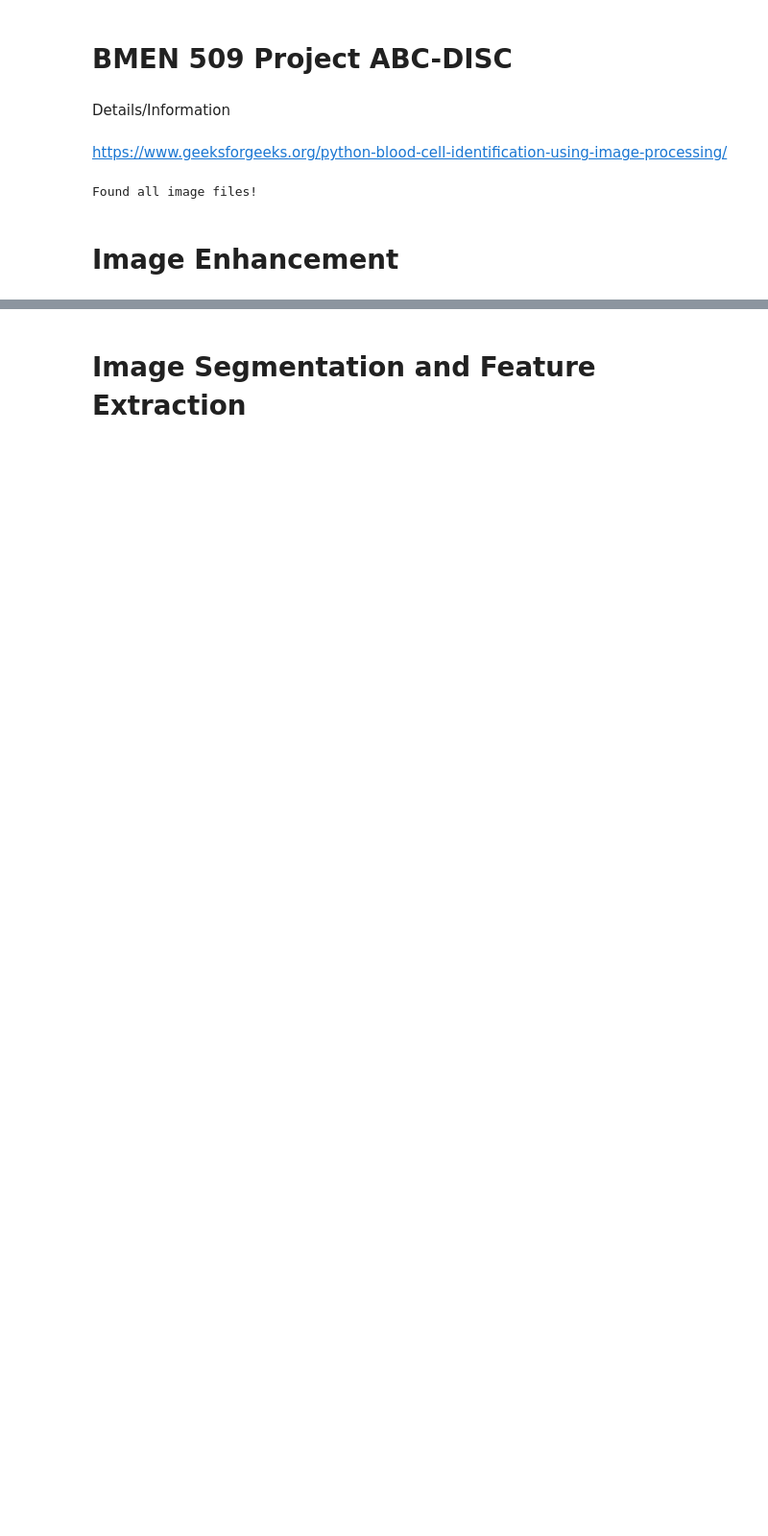
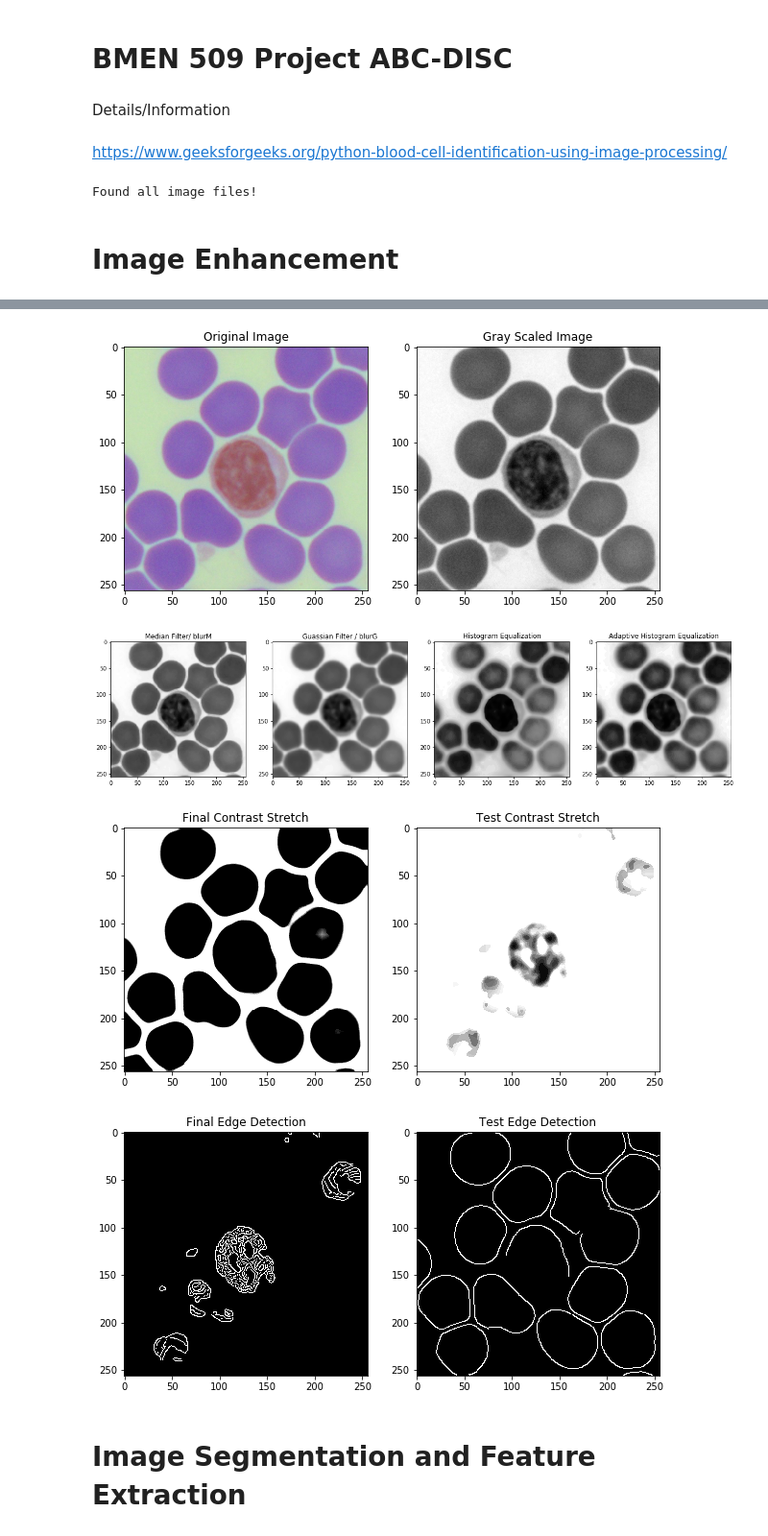
Before and after one commit to PrincessGrouchy/BMEN-509_ABC-DISC, a Jupyter notebook: ABC-DISC.ipynb, the cells around one changed output, grey strips where cells are left out. Shown at 96% size. Drawn from its saved outputs; the diff is of its cells as text; code cells hidden in the pictures; blank space fills up the shorter version.

```diff
--- a/ABC-DISC.ipynb
+++ b/ABC-DISC.ipynb
@@ -127,7 +92,6 @@ pixelVal_vec = np.vectorize(pixelVal)
 #Convert to grayscale image
 gray = cv2.cvtColor(image, cv2.COLOR_BGR2GRAY)
 #cv2.imwrite('gray.png', gray)
-
 
 #Plot the histogram of the image with 256 bins
 plt.hist(gray.ravel(), bins=256); plt.xlabel('Intensity'); plt.ylabel('Count')
@@ -154,13 +118,11 @@ claheNorm = clahe.apply(histoNorm)
 #Constrast stretching function has already been defined and vectorized
 
 #Apply contrast stretching
-# contrast_stretched = pixelVal_vec(claheNorm, r1, s1, r2, s2)
-# cv2.imwrite('cell.png', contrast_stretched)
-contrast_stretched = pixelVal_vec(claheNorm, 120, 0, 250, 255)
-cv2.imwrite('cell.png', contrast_stretched)
-contrast_stretched1 = pixelVal_vec(claheNorm, 120, 0, 140, 255)
-cv2.imwrite('cell1.png', contrast_stretched1)
-contrast_stretched2 = pixelVal_vec(claheNorm, 200, 0, 250, 255)
-cv2.imwrite('cell2.png', contrast_stretched2)
+contrast_stretched = pixelVal_vec(claheNorm, 120, 0, 140, 255)
+contrast_stretched_Test = pixelVal_vec(claheNorm, 0, 0, 25, 255)
+
+#Canny Edge Detection
+edge = cv2.Canny( np.uint8(contrast_stretched_Test*255) ,100,200)
+edge_Test = cv2.Canny( blurM ,100,200)
 # %% [output]
 [figure]
@@ -168,3 +129,31 @@ True
+# %%
+#PLOTTING
+
+plt.subplots(1, 2, figsize=(10, 10))
+plt.subplot(121); plt.imshow(image); plt.title('Original Image')
+plt.subplot(122); plt.imshow(gray,cmap='gray'); plt.title('Gray Scaled Image')
+plt.show()
+plt.subplots(1,4,figsize=(20,20))
+plt.subplot(141); plt.imshow(blurM,cmap='gray'); plt.title('Median Filter/ blurM')
+plt.subplot(142); plt.imshow(blurG,cmap='gray'); plt.title('Guassian Filter / blurG')
+plt.subplot(143); plt.imshow(histoNorm,cmap='gray'); plt.title('Histogram Equalization')
+plt.subplot(144); plt.imshow(claheNorm,cmap='gray'); plt.title('Adaptive Histogram Equalization')
+plt.show()
+
+plt.subplots(1,2, figsize=(10,10))
+plt.subplot(121); plt.imshow(contrast_stretched,cmap='gray'); plt.title('Final Contrast Stretch')
+plt.subplot(122); plt.imshow(contrast_stretched_Test,cmap='gray'); plt.title('Test Contrast Stretch')
+plt.show()
+
+plt.subplots(1,2, figsize=(10,10))
+plt.subplot(121); plt.imshow(edge,cmap='gray'); plt.title('Final Edge Detection')
+plt.subplot(122); plt.imshow(edge_Test,cmap='gray'); plt.title('Test Edge Detection')
+plt.show()
+# %% [output]
+[figure, added]
+[figure, added]
+[figure, added]
+[figure, added]
 # %% [markdown]
 # Image Segmentation and Feature Extraction
 # %%
```
Also changed, not shown: parts of 20 cells of this notebook, 1 other file.
